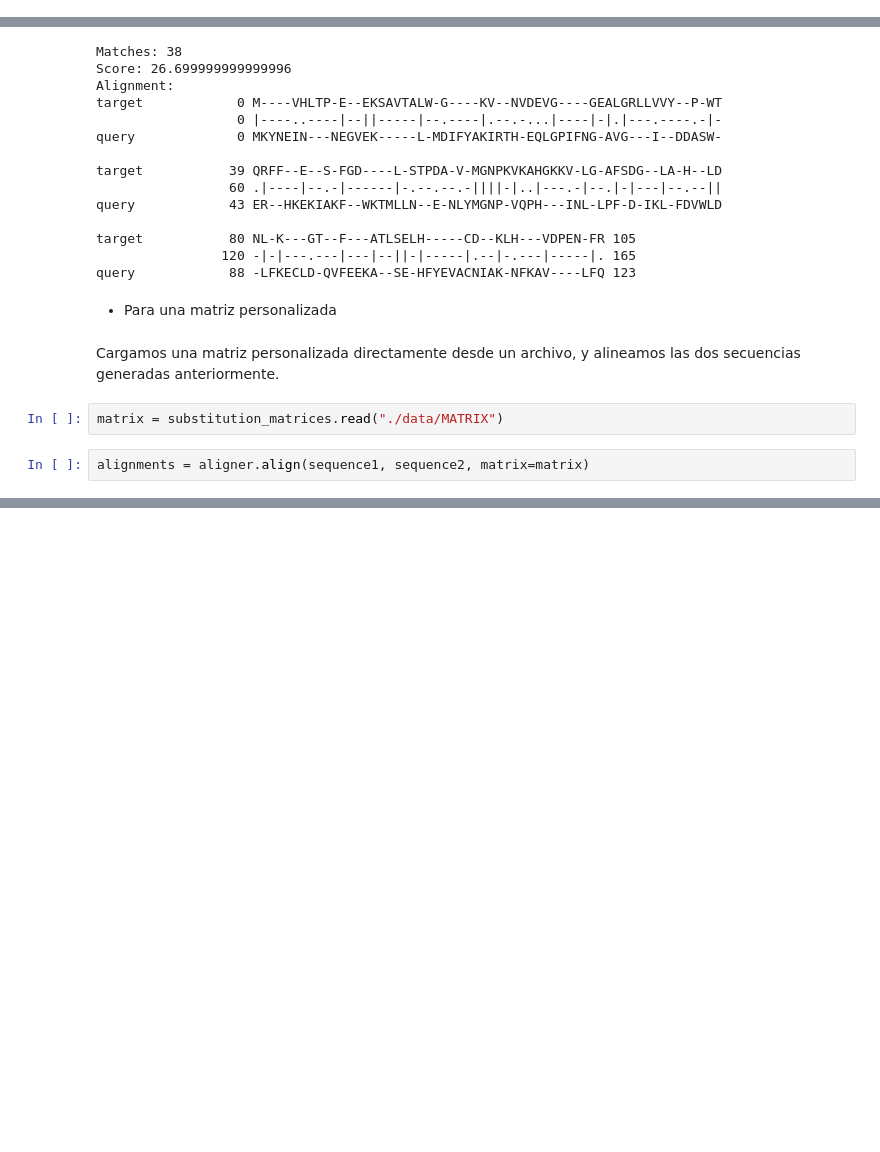
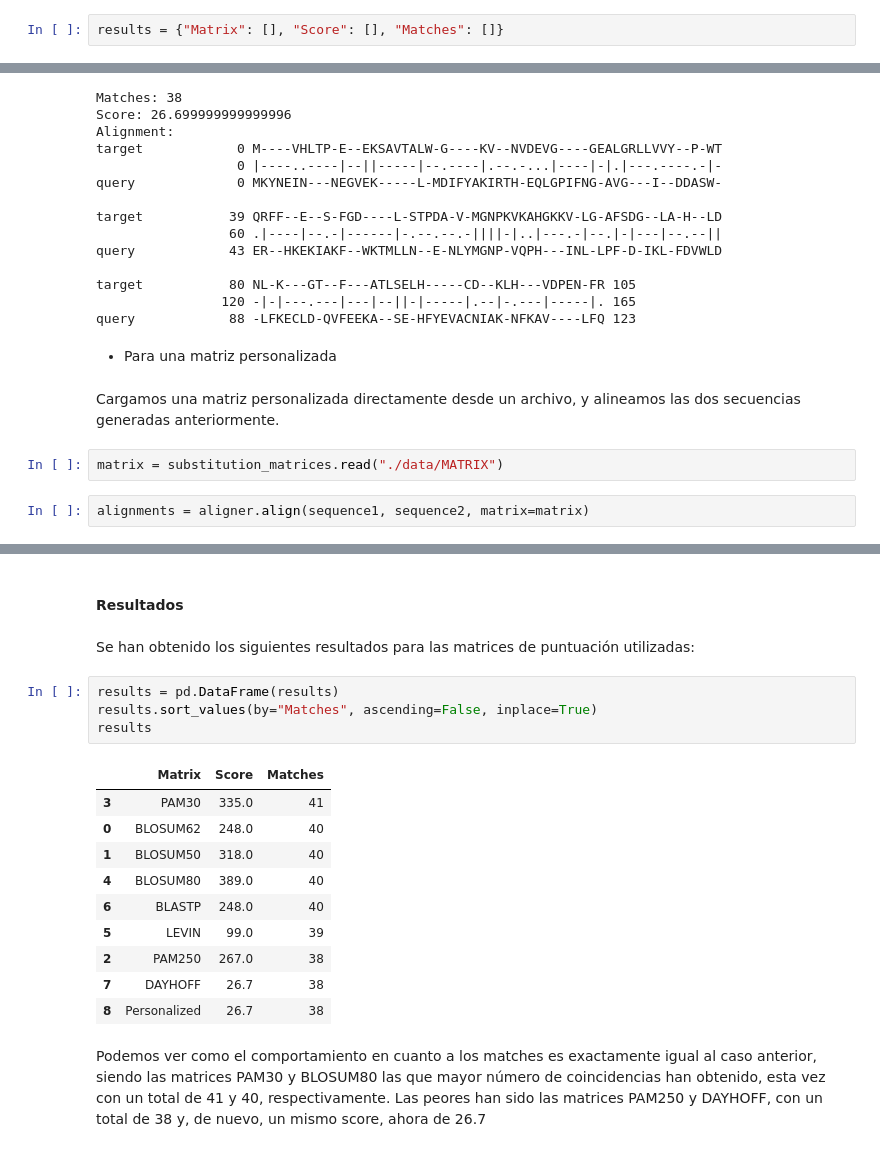
Before and after one commit to deepamino/pr2, a Jupyter notebook: Ejercicio_2.ipynb, the cells around one changed output, grey strips where cells are left out. Cells and saved outputs as stored; diff of their text form; blank space fills up the shorter version.

```diff
--- a/Ejercicio_2.ipynb
+++ b/Ejercicio_2.ipynb
@@ -759,3 +808,5 @@ plt.show()
+# %%
+results = {"Matrix": [], "Score": [], "Matches": []}
 # %% [markdown]
 - Para la matriz de puntuación BLOSUM62
 # %%
@@ -994,3 +1063,24 @@ query            43 ER--HKEKIAKF--WKTMLLN--E-NLYMGNP-VQPH---INL-LPF-D-IKL-FDVWLD
 target           80 NL-K---GT--F---ATLSELH-----CD--KLH---VDPEN-FR 105
                 120 -|-|---.---|---|--||-|-----|.--|-.---|-----|. 165
 query            88 -LFKECLD-QVFEEKA--SE-HFYEVACNIAK-NFKAV----LFQ 123
+# %% [markdown]
+#### Resultados
+# %% [markdown]
+Se han obtenido los siguientes resultados para las matrices de puntuación utilizadas:
+# %%
+results = pd.DataFrame(results)
+results.sort_values(by="Matches", ascending=False, inplace=True)
+results
+# %% [output]
+|  | Matrix | Score | Matches |
+| 3 | PAM30 | 335.0 | 41 |
+| 0 | BLOSUM62 | 248.0 | 40 |
+| 1 | BLOSUM50 | 318.0 | 40 |
+| 4 | BLOSUM80 | 389.0 | 40 |
+| 6 | BLASTP | 248.0 | 40 |
+| 5 | LEVIN | 99.0 | 39 |
+| 2 | PAM250 | 267.0 | 38 |
+| 7 | DAYHOFF | 26.7 | 38 |
+| 8 | Personalized | 26.7 | 38 |
+# %% [markdown]
+Podemos ver como el comportamiento en cuanto a los matches es exactamente igual al caso anterior, siendo las matrices PAM30 y BLOSUM80 las que mayor número de coincidencias han obtenido, esta vez con un total de 41 y 40, respectivamente. Las peores han sido las matrices PAM250 y DAYHOFF, con un total de 38 y, de nuevo, un mismo score, ahora de 26.7
```
Also changed, not shown: parts of 57 cells of this notebook, 3 other files.
